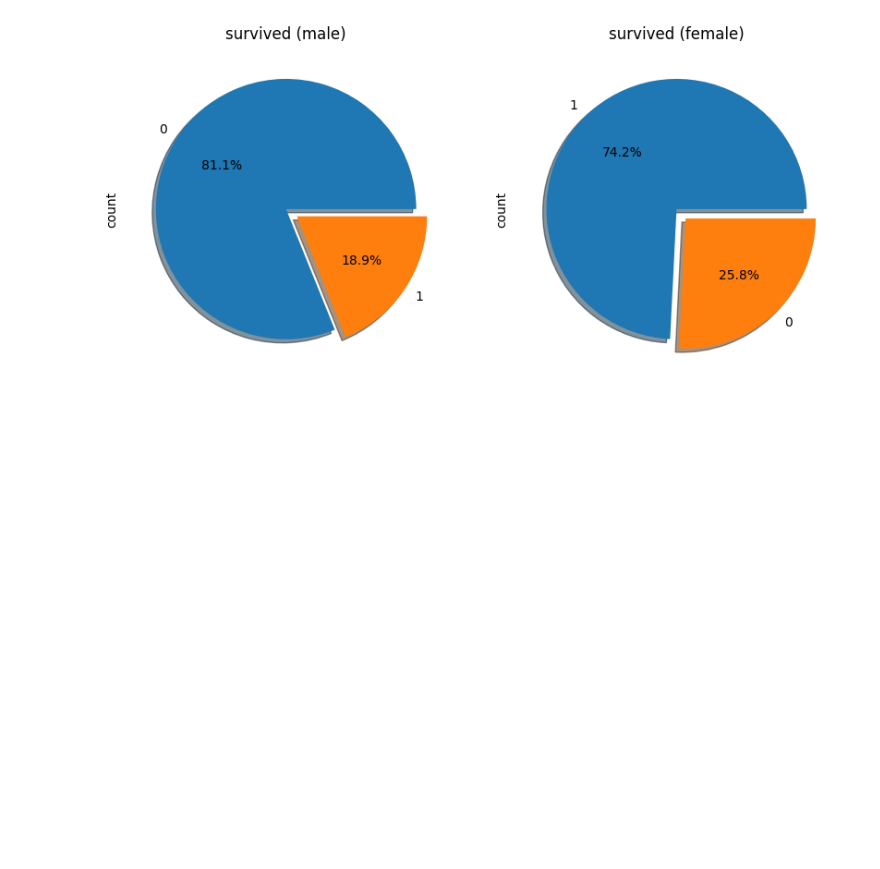
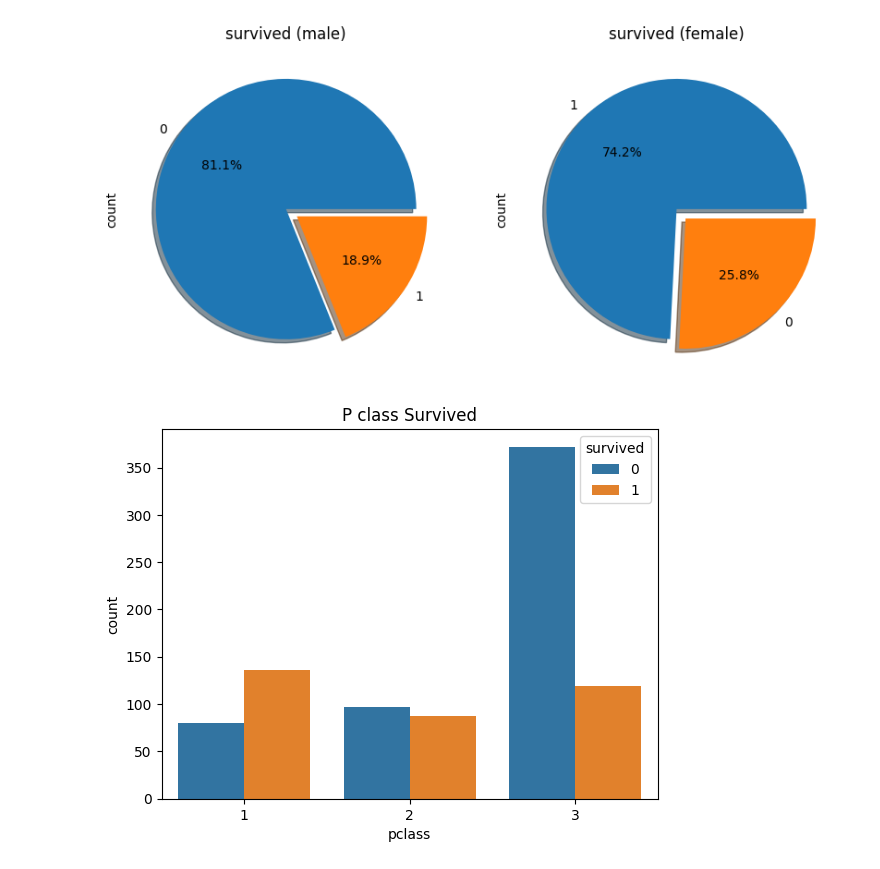
Before and after one commit to mimimioo/BigdataVisualization_analyze, a Jupyter notebook: 1-통계분석/test2.ipynb, the cells around one changed output. Cells and saved outputs as stored; diff of their text form; code cells hidden in the pictures; blank space fills up the shorter version.

```diff
--- a/1-통계분석/test2.ipynb
+++ b/1-통계분석/test2.ipynb
@@ -154,3 +154,10 @@ ax[1].set_title("survived (female)")
 plt.show()
 # %% [output]
 [figure]
+# %%
+# 객실 등급별 생존자수 차트 그리기. hue = 속성, 종속변수
+sns.countplot( x= "pclass", hue="survived", data=titanic)
+plt.title("P class Survived")
+plt.show()
+# %% [output]
+[figure, added]
```
Also changed, not shown: parts of 2 cells of this notebook, 1 other file.
